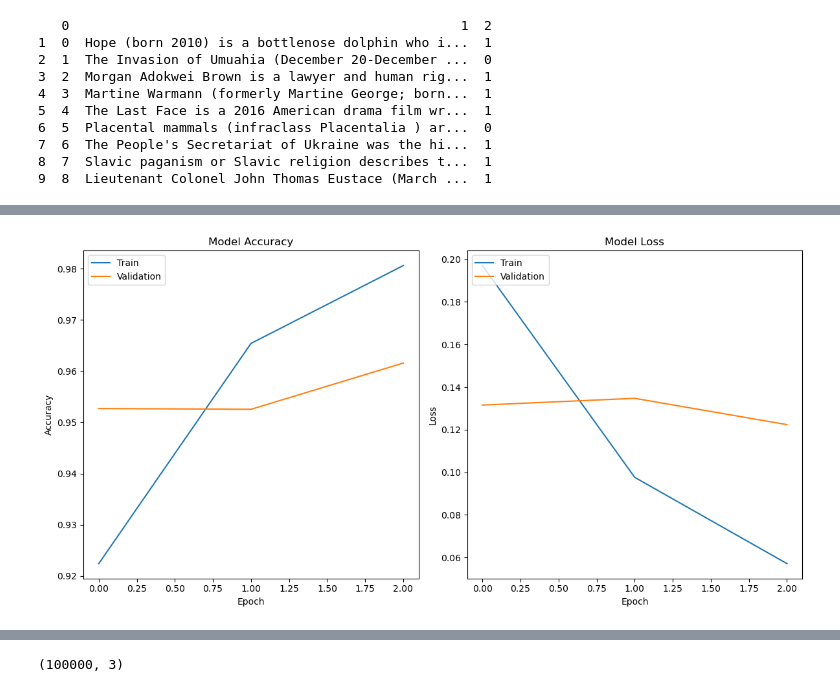
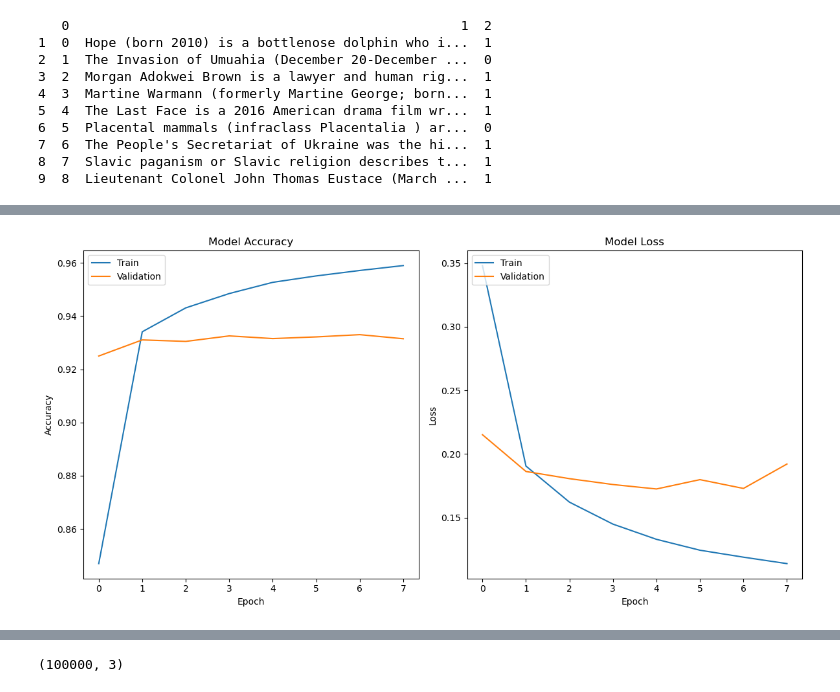
Before and after one commit to mirackk/GPT_Generated_Text_Detection, a Jupyter notebook: model/LSTM_train_yyj.ipynb, the cells around one changed output, grey strips where cells are left out. Drawn from its saved outputs; the diff is of its cells as text; code cells hidden in the pictures.

```diff
--- a/model/LSTM_train_yyj.ipynb
+++ b/model/LSTM_train_yyj.ipynb
@@ -38,63 +34,65 @@ df= df[0:200000]
 # %%
 train_data, test_data = train_test_split(df, test_size=0.2, random_state=42)
 
-# 文本预处理
-max_words = 15000  # 仅使用最常见的10000个词
+
+max_words = 10000
 tokenizer = Tokenizer(num_words=max_words)
-tokenizer.fit_on_texts(train_data.iloc[:, 1])  # 第三列是文本
+tokenizer.fit_on_texts(train_data.iloc[:, 1])
 
 X_train = tokenizer.texts_to_sequences(train_data.iloc[:, 1])
 X_test = tokenizer.texts_to_sequences(test_data.iloc[:, 1])
 # %%
-max_sequence_length = max(len(seq) for seq in X_train)
+max_sequence_length = 100
 X_train = pad_sequences(X_train, maxlen=max_sequence_length)
 X_test = pad_sequences(X_test, maxlen=max_sequence_length)
 
-# 标签预处理
+
 label_encoder = LabelEncoder()
-y_train = label_encoder.fit_transform(train_data.iloc[:, 2])  # 第二列是标签
+y_train = label_encoder.fit_transform(train_data.iloc[:, 2])
 y_test = label_encoder.transform(test_data.iloc[:, 2])
 # %%
-from tensorflow.python.keras.callbacks import ModelCheckpoint
+from keras.callbacks import EarlyStopping
+from keras.optimizers import Adam
 import time
 import matplotlib.pyplot as plt
 
 
-# Assuming you have already defined X_train, y_train, X_test, y_test, max_words, and max_sequence_length
 
-embedding_dim = 100
-hidden_units = 128
+
+embedding_dim = 50
+hidden_units = 32
 
 model = Sequential()
 model.add(Embedding(input_dim=max_words, output_dim=embedding_dim, input_length=max_sequence_length))
 model.add(LSTM(units=hidden_units))
+model.add(Dropout(0.5))
 model.add(Dense(1, activation='sigmoid'))
+custom_optimizer = Adam(learning_rate=0.00006)
 
-# Compile the model
-model.compile(optimizer='adam', loss='binary_crossentropy', metrics=['accuracy'])
+model.compile(optimizer=custom_optimizer, loss='binary_crossentropy', metrics=['accuracy'])
+
+early_stopping = EarlyStopping(monitor='val_loss', patience=3, restore_best_weights=True)
+
+start_time = time.time()
 
 
-# Record the start time
-start_time = time.time()
+history = model.fit(X_train, y_train, epochs=10, batch_size=32, validation_split=0.2, callbacks=[early_stopping])
 
-# Train the model and store the history
-history = model.fit(X_train, y_train, epochs=3, batch_size=32, validation_split=0.2)
 
-# Record the end time
 end_time = time.time()
 
-# Evaluate the model
+
 loss, accuracy = model.evaluate(X_test, y_test)
 print(f'Test Accuracy: {accuracy * 100:.2f}%')
 
-# Calculate and print the training time
+
 training_time = end_time - start_time
 print(f'Training Time: {training_time:.2f} seconds')
 
-# Plot training and validation loss
+
 plt.figure(figsize=(12, 6))
 
-# Plot training & validation accuracy values
+
 plt.subplot(1, 2, 1)
 plt.plot(history.history['accuracy'])
 plt.plot(history.history['val_accuracy'])
@@ -103,7 +101,7 @@ plt.xlabel('Epoch')
 plt.ylabel('Accuracy')
 plt.legend(['Train', 'Validation'], loc='upper left')
 
-# Plot training & validation loss values
+
 plt.subplot(1, 2, 2)
 plt.plot(history.history['loss'])
 plt.plot(history.history['val_loss'])
@@ -128 +135 @@ Training Time: 2491.20 seconds
-[figure, old version]
+[figure, new version]
```
Also changed, not shown: parts of 13 cells of this notebook.
